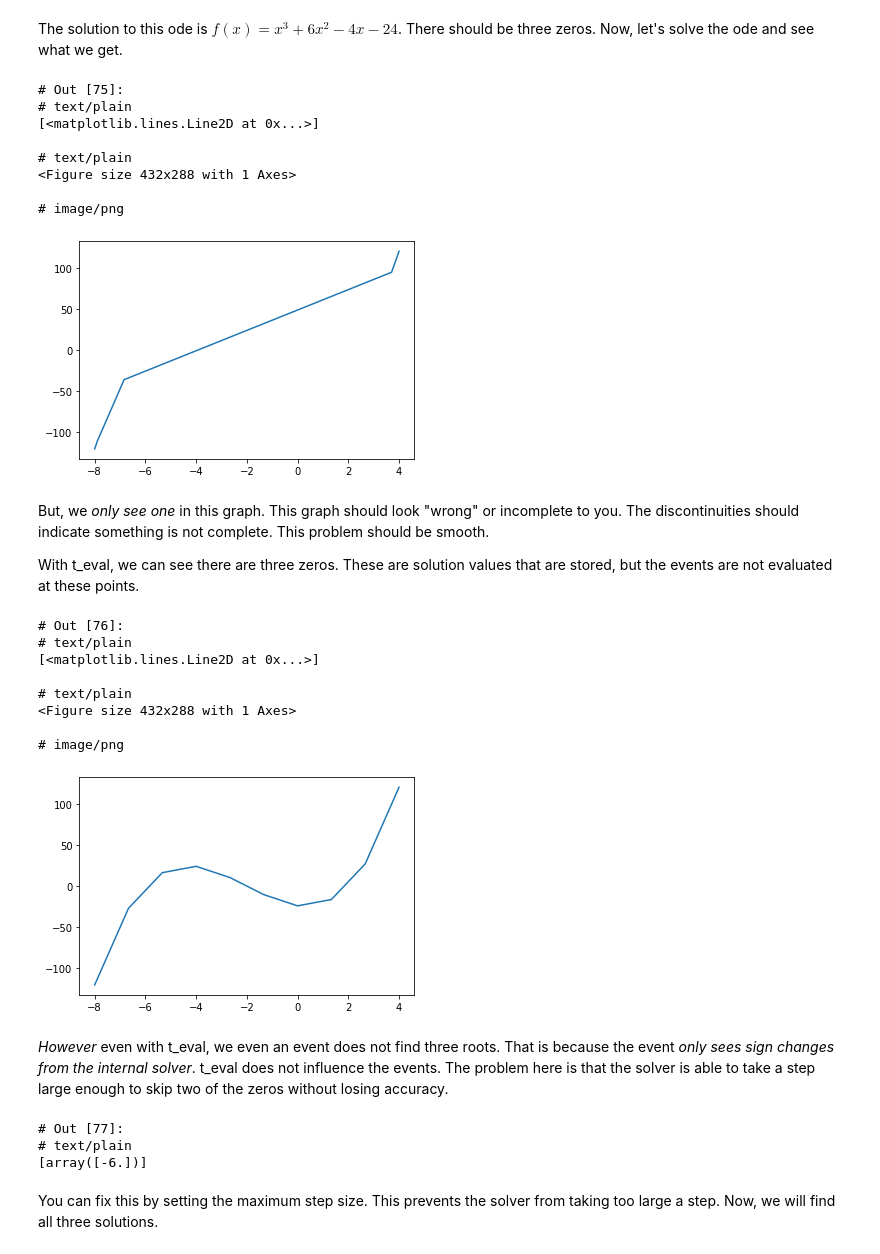
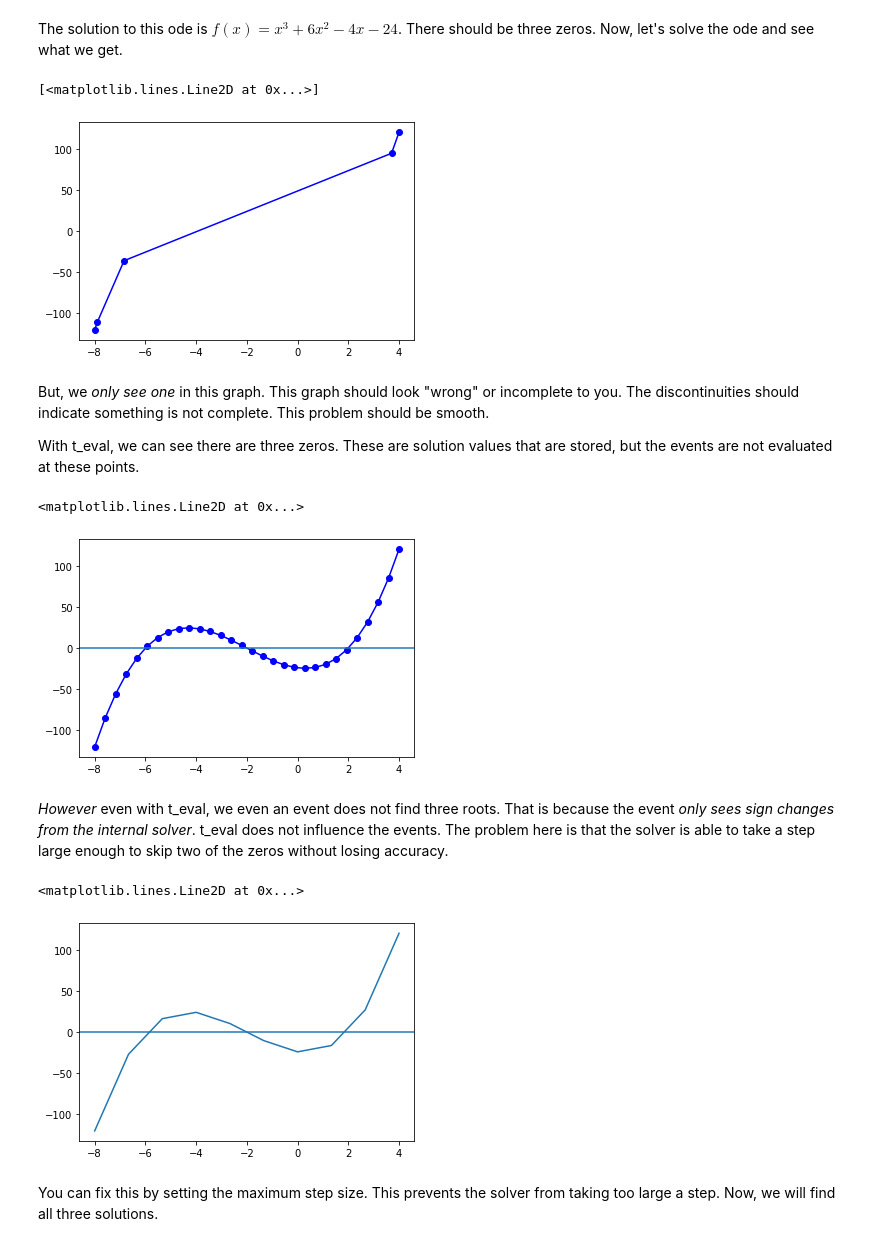
Before and after one commit to jkitchin/f19-06623, a Jupyter notebook: lectures/06-what-could-possibly-go-wrong.ipynb, the cells around one changed output. Saved outputs shown, nothing was run; the diff lists cells and outputs as text; code cells hidden in the pictures.

```diff
--- a/lectures/06-what-could-possibly-go-wrong.ipynb
+++ b/lectures/06-what-could-possibly-go-wrong.ipynb
@@ -19,47 +17,38 @@ def fprime(x, y):
 
 sol = solve_ivp(fprime, (-8, 4), [-120])
 
-plt.plot(sol.t, sol.y.T)
+plt.plot(sol.t, sol.y.T, 'bo-')
 # %% [output]
-# Out [75]:
-# text/plain
 [<matplotlib.lines.Line2D at 0x...>]
-
-# text/plain
-<Figure size 432x288 with 1 Axes>
-
-# image/png
-[figure, old version]
+[figure, new version]
 # %% [markdown]
 But, we *only see one* in this graph. This graph should look "wrong" or incomplete to you. The discontinuities should indicate something is not complete. This problem should be smooth.
 
 With t\_eval, we can see there are three zeros. These are solution values that are stored, but the events are not evaluated at these points.
 # %%
-sol = solve_ivp(fprime, (-8, 4), np.array([-120]), t_eval=np.linspace(-8, 4, 10))
-plt.plot(sol.t, sol.y.T)
+sol = solve_ivp(fprime, (-8, 4), np.array([-120]),
+                t_eval=np.linspace(-8, 4, 30))
+plt.plot(sol.t, sol.y.T, 'bo-')
+plt.axhline(0)
 # %% [output]
-# Out [76]:
-# text/plain
-[<matplotlib.lines.Line2D at 0x...>]
-
-# text/plain
-<Figure size 432x288 with 1 Axes>
-
-# image/png
+<matplotlib.lines.Line2D at 0x...>
-[figure, old version]
+[figure, new version]
 # %% [markdown]
 *However* even with t\_eval, we even an event does not find three roots. That is because the event *only sees sign changes from the internal solver*. t\_eval does not influence the events. The problem here is that the solver is able to take a step large enough to skip two of the zeros without losing accuracy.
 # %%
 def event(x, y):
-    return y
+    return y[0]
 
 
 sol = solve_ivp(fprime, (-8, 4), np.array([-120]),
                 t_eval=np.linspace(-8, 4, 10), events=[event])
 sol.t_events
+
+plt.plot(sol.t, sol.y.T)
+sol.y
+plt.axhline(0)
 # %% [output]
-# Out [77]:
-# text/plain
-[array([-6.])]
+<matplotlib.lines.Line2D at 0x...>
+[figure, added]
 # %% [markdown]
 You can fix this by setting the maximum step size. This prevents the solver from taking too large a step. Now, we will find all three solutions.
```
Also changed, not shown: parts of 7 cells of this notebook, 1 other file.
